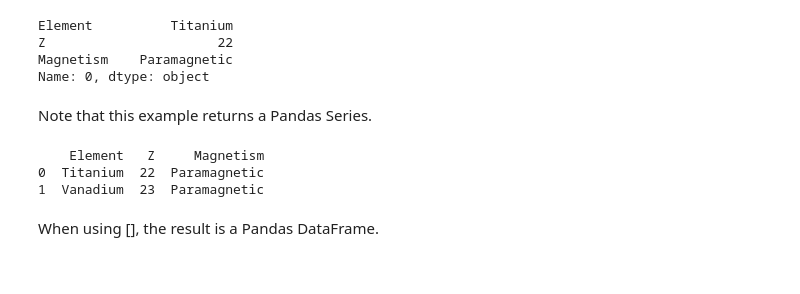
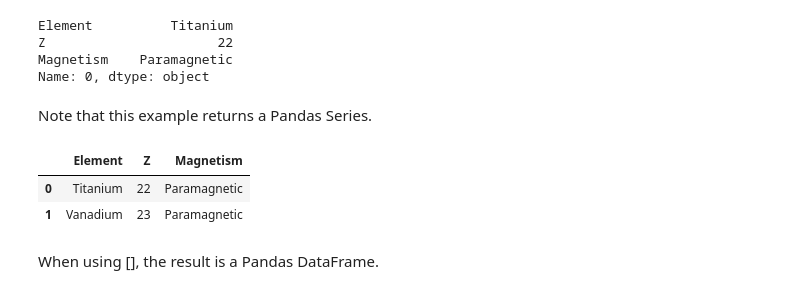
Before and after one commit to rhennig/EMA6938, a Jupyter notebook: Notebooks/5.Pandas_DataFrames.ipynb, the cells around one changed output. Saved outputs shown, nothing was run; the diff lists cells and outputs as text; code cells hidden in the pictures.

```diff
--- a/Notebooks/5.Pandas_DataFrames.ipynb
+++ b/Notebooks/5.Pandas_DataFrames.ipynb
@@ -92,12 +92,12 @@ Magnetism    Paramagnetic
 Name: 0, dtype: object
 # %% [markdown]
 Note that this example returns a Pandas Series.
-# %%
-# Use a list of indexes:
-print(df.loc[[0, 1]])
-# %% [output]
-    Element   Z     Magnetism
-0  Titanium  22  Paramagnetic
-1  Vanadium  23  Paramagnetic
+# %%
+# Use a list of indexes:
+df.loc[[0, 1]]
+# %% [output]
+|  | Element | Z | Magnetism |
+| 0 | Titanium | 22 | Paramagnetic |
+| 1 | Vanadium | 23 | Paramagnetic |
 # %% [markdown]
 When using [], the result is a Pandas DataFrame.
```
Also changed, not shown: parts of 2 cells of this notebook.
